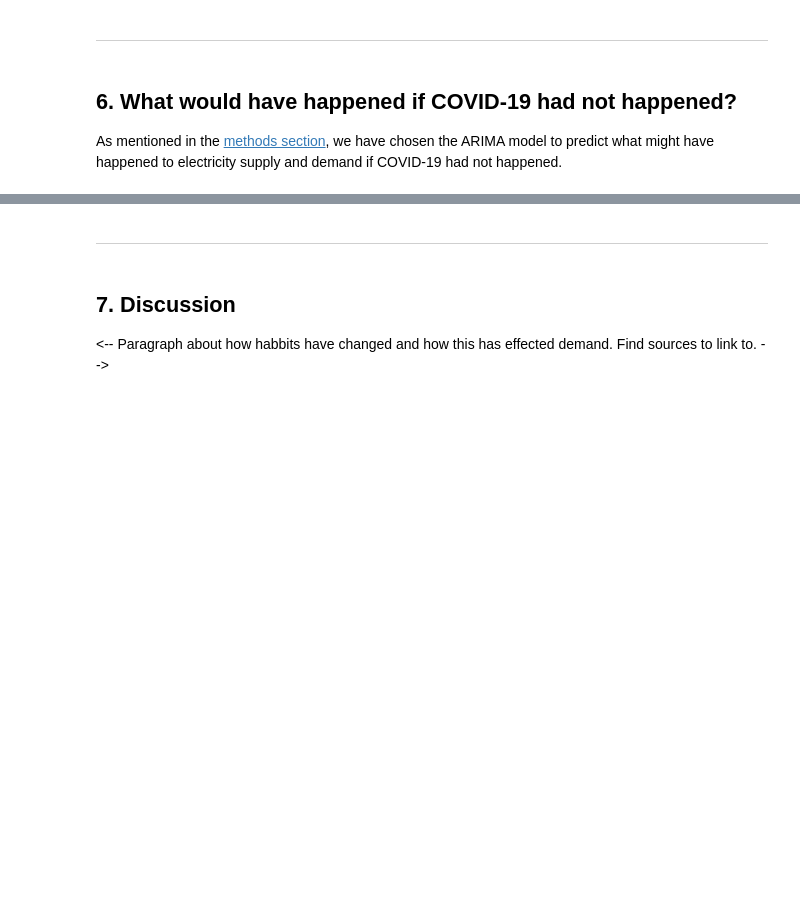
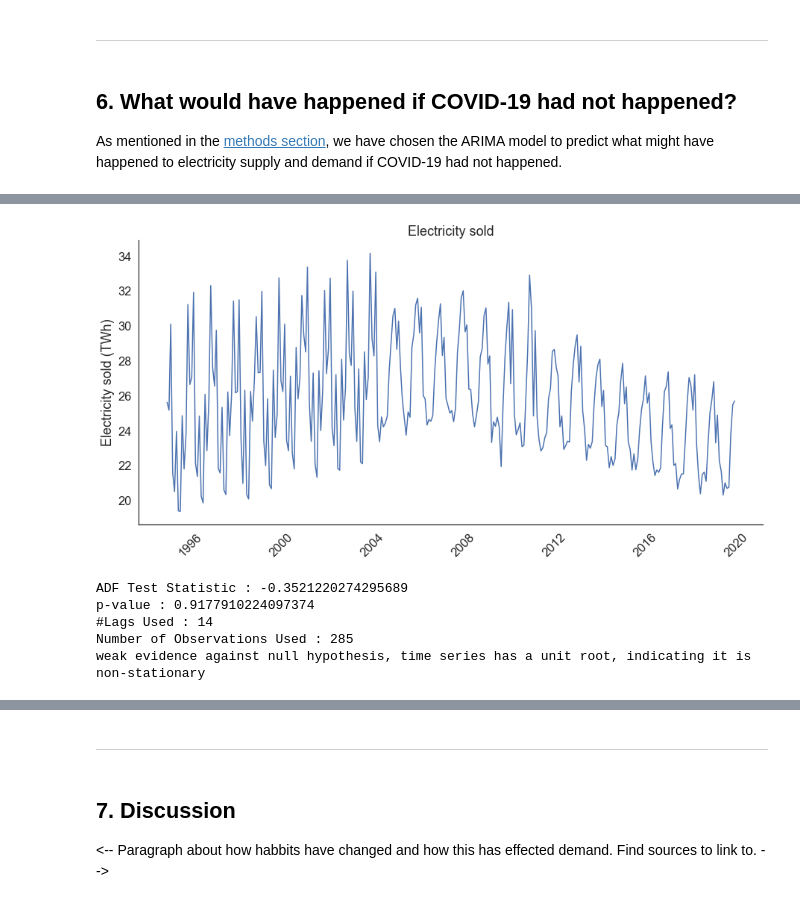
Before and after one commit to robynfsj/cfg-big-data-challenge, a Jupyter notebook: notebooks/submission.ipynb, the cells around one changed output, grey strips where cells are left out. Drawn from its saved outputs; the diff is of its cells as text; code cells hidden in the pictures; blank space fills up the shorter version.

Commit message:
Update model in submission notebook

```diff
--- a/notebooks/submission.ipynb
+++ b/notebooks/submission.ipynb
@@ -1300,0 +1323,21 @@ As mentioned in the [methods section](#2.-Methods), we have chosen the ARIMA mod
+# %%
+# Wrangle dataframe to match format used when model was run in a separate file
+# prior to displaying it here.
+
+# Create dataframe.
+df = pd.DataFrame(elec_sold)
+
+# Organise columns.
+df.rename(columns={'date': 'year_month'}, inplace=True)
+df.drop(['year', 'month'], axis=1, inplace=True)
+
+# Drop 2020 dates
+df.drop(305, axis=0,inplace=True)
+df.drop(304, axis=0,inplace=True)
+df.drop(303, axis=0,inplace=True)
+df.drop(302, axis=0,inplace=True)
+df.drop(301, axis=0,inplace=True)
+df.drop(300, axis=0,inplace=True)
+
+# Check dataframe.
+df.head()
@@ -1300,0 +1364,49 @@ As mentioned in the [methods section](#2.-Methods), we have chosen the ARIMA mod
+# %%
+# View the historical data plot
+
+# Set plot style.
+sns.set_theme(style='white',
+              context='notebook',
+              font_scale = 1.5)
+sns.set_context({'lines.linewidth': 1.5})
+
+# Plot axes.
+fig, ax = plt.subplots(figsize=(15, 7))
+ax.xaxis.set_major_formatter(DateFormatter('%Y'))
+plt.xticks(rotation=45)
+ax.spines['top'].set_visible(False)
+ax.spines['right'].set_visible(False)
+ax.set_ylabel('Electricity sold (TWh)')
+ax.set_title('Electricity sold')
+
+# Plot data.
+plt.plot(df['year_month'],
+         df['electricity_sold_total']);
+# %% [output]
+[figure, added]
+# %%
+### Testing For Stationarity
+
+test_result = adfuller(df['electricity_sold_total'])
+
+#Ho: It is non stationary
+#H1: It is stationary
+
+def adfuller_test(electricity_sold_total):
+    result = adfuller(electricity_sold_total)
+    labels = ['ADF Test Statistic','p-value','#Lags Used','Number of Observations Used']
+    for value,label in zip(result,labels):
+        print(label+' : '+str(value) )
+    if result[1] <= 0.05:
+        print("strong evidence against the null hypothesis(Ho), reject the null hypothesis. Data has no unit root and is stationary")
+    else:
+        print("weak evidence against null hypothesis, time series has a unit root, indicating it is non-stationary ")
+
+
+adfuller_test(df['electricity_sold_total'])
+# %% [output]
+ADF Test Statistic : -0.3521220274295689
+p-value : 0.9177910224097374
+#Lags Used : 14
+Number of Observations Used : 285
+weak evidence against null hypothesis, time series has a unit root, indicating it is non-stationary
```
Also changed, not shown: parts of 15 cells of this notebook.
